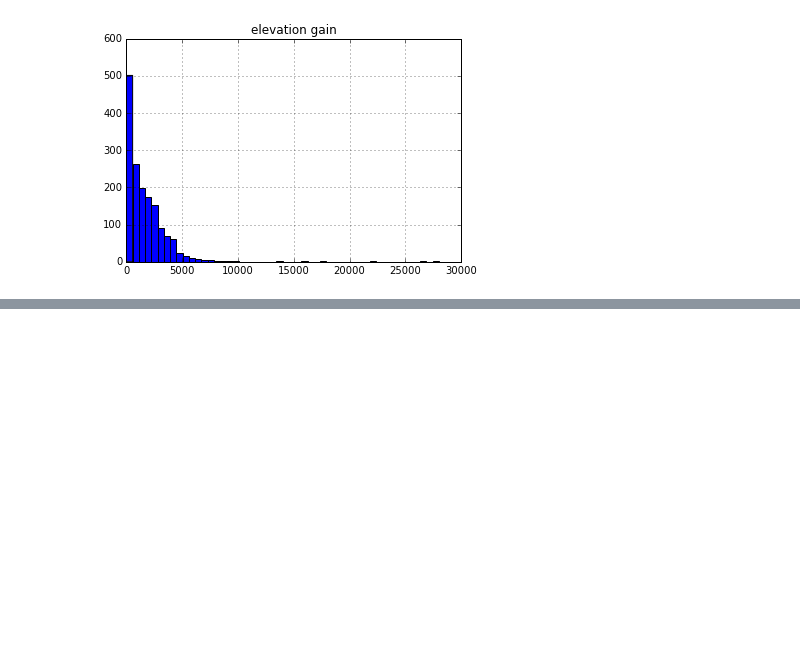
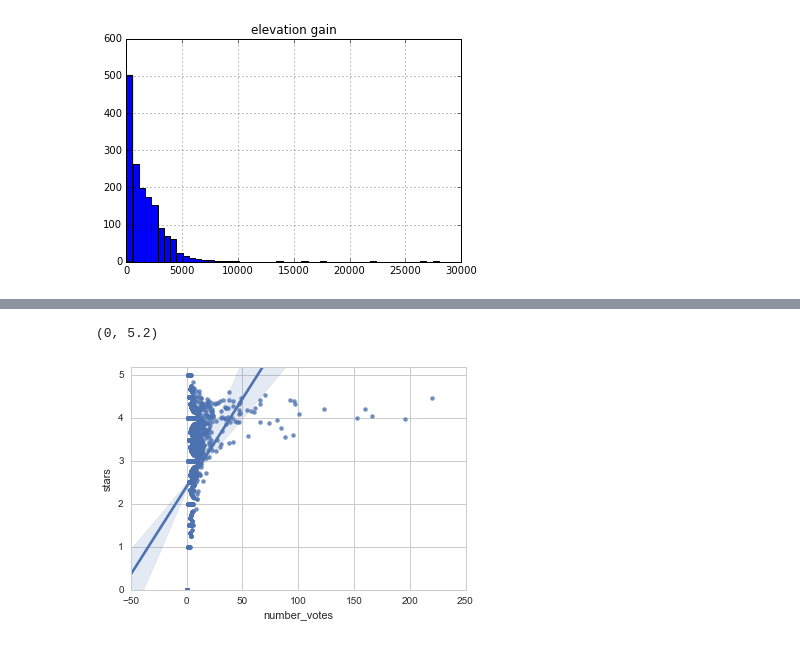
Before and after one commit to Jadetabony/wta_hikes, a Jupyter notebook: EDA.ipynb, the cells around one changed output, grey strips where cells are left out. Cells and saved outputs as stored; diff of their text form; code cells hidden in the pictures; blank space fills up the shorter version.

```diff
--- a/EDA.ipynb
+++ b/EDA.ipynb
@@ -63,0 +99,6 @@ data[data['elevation gain']>8000]
+# %%
+sns.regplot(data['number_votes'], data['stars'])
+plt.ylim(ymax=5.2, ymin=0)
+# %% [output]
+(0, 5.2)
+[figure, added]
```
Also changed, not shown: parts of 21 cells of this notebook, 11 other files.
